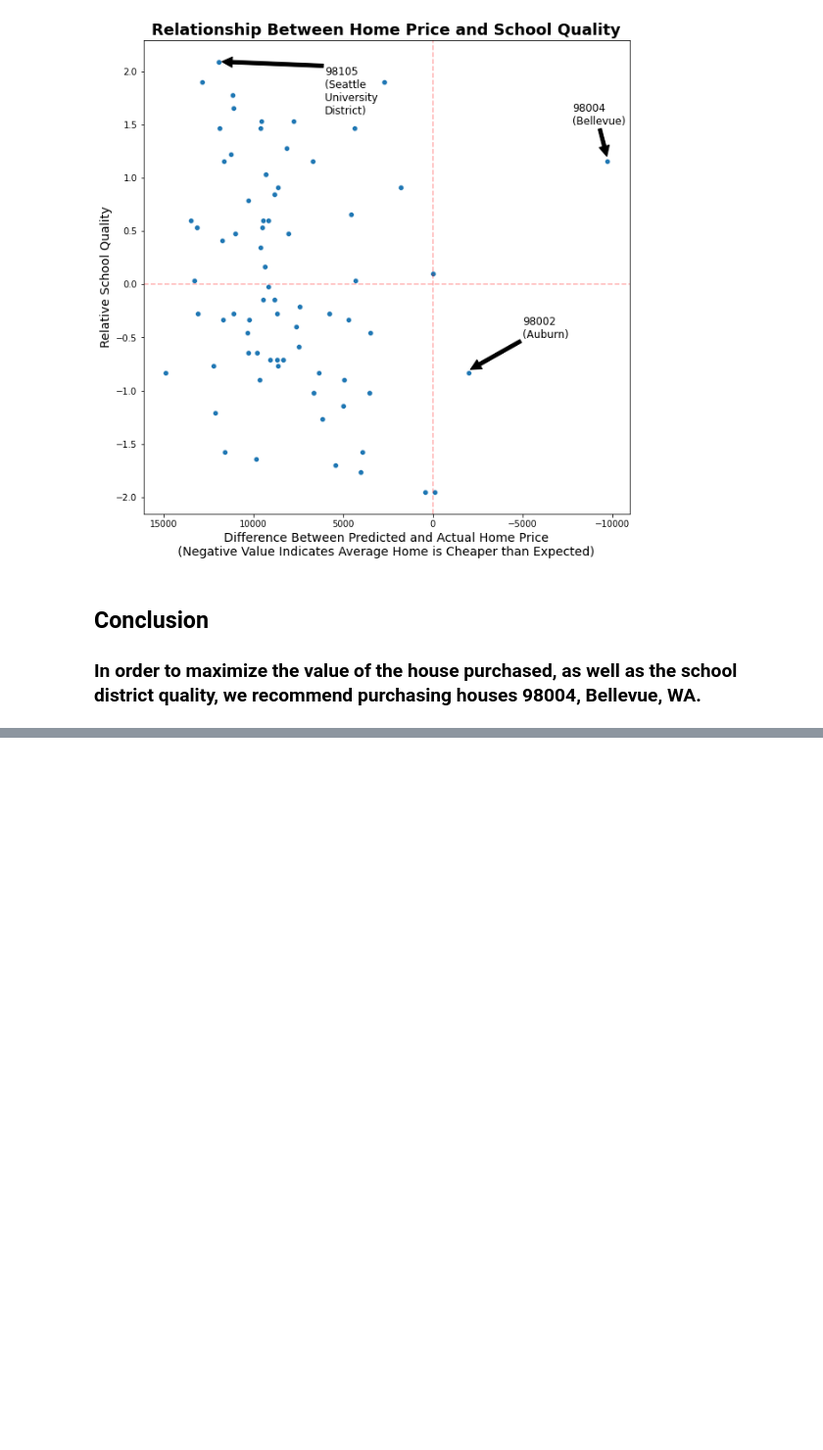
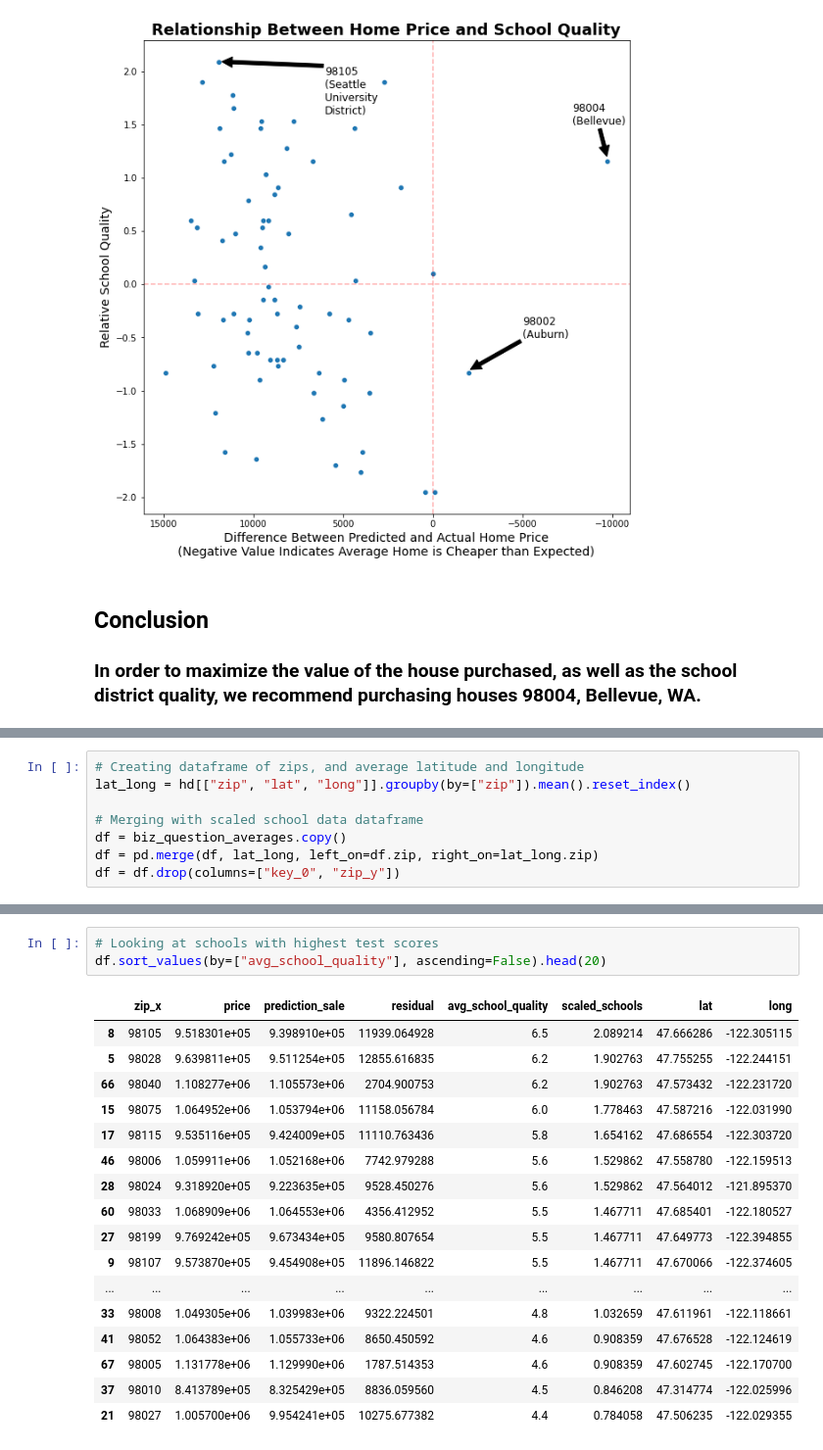
Before and after one commit to emgerber88/Kings-County-Real-Estate-analysis-NAEG, a Jupyter notebook: Nadya/Biz Question copy.ipynb, the cells around one changed output, grey strips where cells are left out. Shown: that part at 98% size. Cells and saved outputs as stored; diff of their text form; blank space fills up the shorter version.

```diff
--- a/Nadya/Biz Question copy.ipynb
+++ b/Nadya/Biz Question copy.ipynb
@@ -1114,0 +1148,8 @@ ax.annotate('98002\n(Auburn)',  \
+# %%
+# Creating dataframe of zips, and average latitude and longitude
+lat_long = hd[["zip", "lat", "long"]].groupby(by=["zip"]).mean().reset_index()
+
+# Merging with scaled school data dataframe
+df = biz_question_averages.copy()
+df = pd.merge(df, lat_long, left_on=df.zip, right_on=lat_long.zip)
+df = df.drop(columns=["key_0", "zip_y"])
@@ -1114,0 +1163,21 @@ ax.annotate('98002\n(Auburn)',  \
+# %%
+# Looking at schools with highest test scores
+df.sort_values(by=["avg_school_quality"], ascending=False).head(20)
+# %% [output]
+|  | zip_x | price | prediction_sale | residual | avg_school_quality | scaled_schools | lat | long |
+| 8 | 98105 | 9.518301e+05 | 9.398910e+05 | 11939.064928 | 6.5 | 2.089214 | 47.666286 | -122.305115 |
+| 5 | 98028 | 9.639811e+05 | 9.511254e+05 | 12855.616835 | 6.2 | 1.902763 | 47.755255 | -122.244151 |
+| 66 | 98040 | 1.108277e+06 | 1.105573e+06 | 2704.900753 | 6.2 | 1.902763 | 47.573432 | -122.231720 |
+| 15 | 98075 | 1.064952e+06 | 1.053794e+06 | 11158.056784 | 6.0 | 1.778463 | 47.587216 | -122.031990 |
+| 17 | 98115 | 9.535116e+05 | 9.424009e+05 | 11110.763436 | 5.8 | 1.654162 | 47.686554 | -122.303720 |
+| 46 | 98006 | 1.059911e+06 | 1.052168e+06 | 7742.979288 | 5.6 | 1.529862 | 47.558780 | -122.159513 |
+| 28 | 98024 | 9.318920e+05 | 9.223635e+05 | 9528.450276 | 5.6 | 1.529862 | 47.564012 | -121.895370 |
+| 60 | 98033 | 1.068909e+06 | 1.064553e+06 | 4356.412952 | 5.5 | 1.467711 | 47.685401 | -122.180527 |
+| 27 | 98199 | 9.769242e+05 | 9.673434e+05 | 9580.807654 | 5.5 | 1.467711 | 47.649773 | -122.394855 |
+| 9 | 98107 | 9.573870e+05 | 9.454908e+05 | 11896.146822 | 5.5 | 1.467711 | 47.670066 | -122.374605 |
+| ... | ... | ... | ... | ... | ... | ... | ... | ... |
+| 33 | 98008 | 1.049305e+06 | 1.039983e+06 | 9322.224501 | 4.8 | 1.032659 | 47.611961 | -122.118661 |
+| 41 | 98052 | 1.064383e+06 | 1.055733e+06 | 8650.450592 | 4.6 | 0.908359 | 47.676528 | -122.124619 |
+| 67 | 98005 | 1.131778e+06 | 1.129990e+06 | 1787.514353 | 4.6 | 0.908359 | 47.602745 | -122.170700 |
+| 37 | 98010 | 8.413789e+05 | 8.325429e+05 | 8836.059560 | 4.5 | 0.846208 | 47.314774 | -122.025996 |
+| 21 | 98027 | 1.005700e+06 | 9.954241e+05 | 10275.677382 | 4.4 | 0.784058 | 47.506235 | -122.029355 |
```
Also changed, not shown: parts of 17 cells of this notebook, 1 other file.
